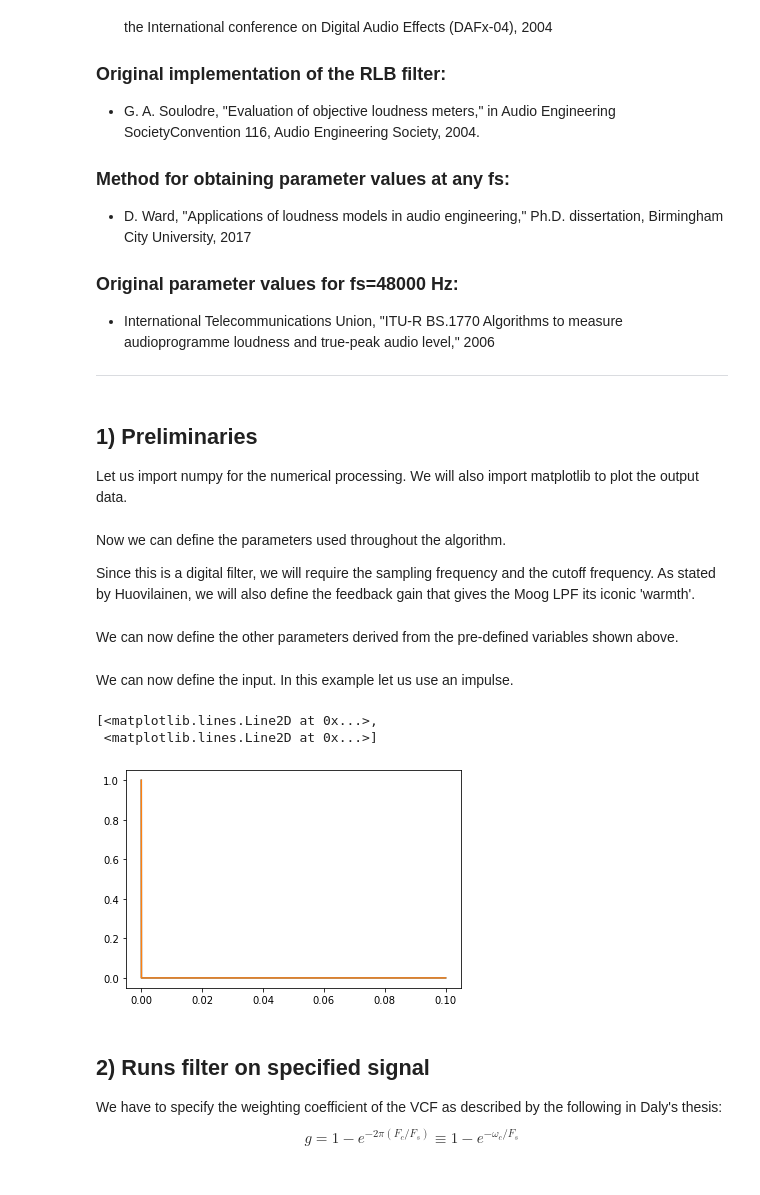
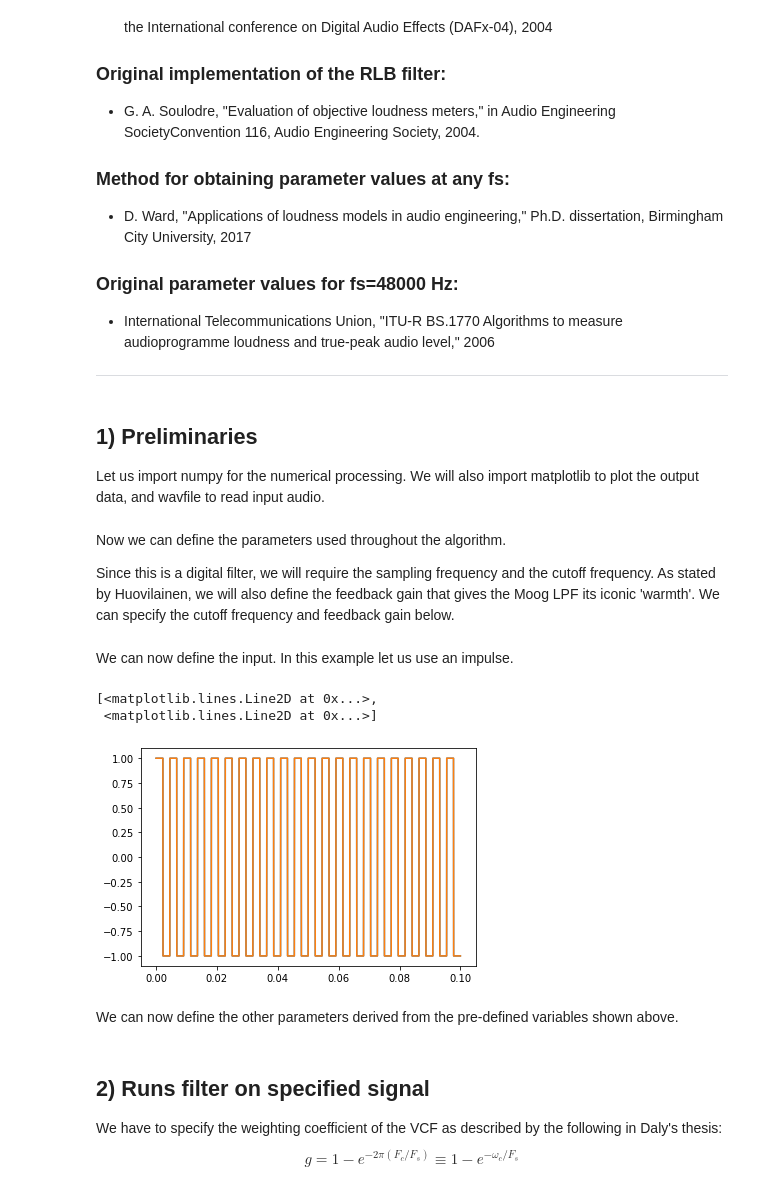
Before and after one commit to jpiamjariyakul/makeUpGainStage, a Jupyter notebook: jupyter_makeUpGainStage_ported.ipynb, the cells around one changed output. Cells and saved outputs as stored; diff of their text form; code cells hidden in the pictures.

```diff
--- a/jupyter_makeUpGainStage_ported.ipynb
+++ b/jupyter_makeUpGainStage_ported.ipynb
@@ -29,7 +29,7 @@ Part of the University of Bristol's EENGM8889 "Individual Research Project 4" un
 # %% [markdown]
 ## 1) Preliminaries
 
-Let us import numpy for the numerical processing. We will also import matplotlib to plot the output data.
+Let us import numpy for the numerical processing. We will also import matplotlib to plot the output data, and wavfile to read input audio.
 # %%
 import numpy as np
 import matplotlib.pyplot as plt
@@ -36,5 +38,5 @@ import matplotlib.pyplot as plt
 # %% [markdown]
 Now we can define the parameters used throughout the algorithm.
 
-Since this is a digital filter, we will require the sampling frequency and the cutoff frequency. As stated by Huovilainen, we will also define the feedback gain that gives the Moog LPF its iconic 'warmth'.
+Since this is a digital filter, we will require the sampling frequency and the cutoff frequency. As stated by Huovilainen, we will also define the feedback gain that gives the Moog LPF its iconic 'warmth'. We can specify the cutoff frequency and feedback gain below.
 # %%
@@ -42,5 +43,32 @@ Fs = 44100          # Sampling frequency (Hz)
 Fc = 440            # Cutoff frequency of Moog filter (Hz)
 gainFeedbk = 3.99   # Feedback gain of Moog filter
+# %% [markdown]
+We can now define the input. In this example let us use an impulse.
+# %%
+flag_input = "square" # Choose between ["impulse", "square", "wavfile"]
+duration = 0.1   # Specify the signal duration (seconds)
+Fs = 44100       # Specify the sampling frequency (Hz)
+F_generate = 220 # Specify the frequency of the generated periodic signal (Hz)
+# These values are redundant if wav file input specified
+
+if (flag_input == "wavfile"):
+    [Fs, in_audio] = wavfile.read("./audio_testdata/waterNight_chords_harmonics.wav")
+    in_audio = np.array(in_audio, dtype=float) / (2 ** 15)
+    duration = in_audio.shape[0] / Fs   # Signal duration (seconds)
+    t = np.arange(0, duration, 1/Fs)    # Time array (seconds)
+else:
+    t = np.arange(0, duration, 1/Fs)    # Time array (seconds)
+    t = t[1:] # Trims the first timestamp
+    in_audio = np.zeros((t.size, 2))
+    if   (flag_input == "impulse"):
+        in_audio[0] = 1
+    elif (flag_input == "square"):
+        in_audio[:, 0] = in_audio[:, 1] = signal.square(2 * np.pi * F_generate * t)
+plt.plot(t, in_audio)
+# %% [output]
+[<matplotlib.lines.Line2D at 0x...>,
+ <matplotlib.lines.Line2D at 0x...>]
+[figure, added]
 # %% [markdown]
 We can now define the other parameters derived from the pre-defined variables shown above.
 # %%
@@ -52,14 +77,4 @@ t = t[1:]                           # Time array trimming the initial values
 # Remember: Python arrays start at 0
-# %% [markdown]
-We can now define the input. In this example let us use an impulse.
-# %%
-in_audio = np.zeros((t.size, 2))
-in_audio[0] = 1
-plt.plot(t, in_audio)
-# %% [output]
-[<matplotlib.lines.Line2D at 0x...>,
- <matplotlib.lines.Line2D at 0x...>]
-[figure, removed]
 # %% [markdown]
 ## 2) Runs filter on specified signal
 
```
Also changed, not shown: parts of 6 cells of this notebook, 1 other file.
